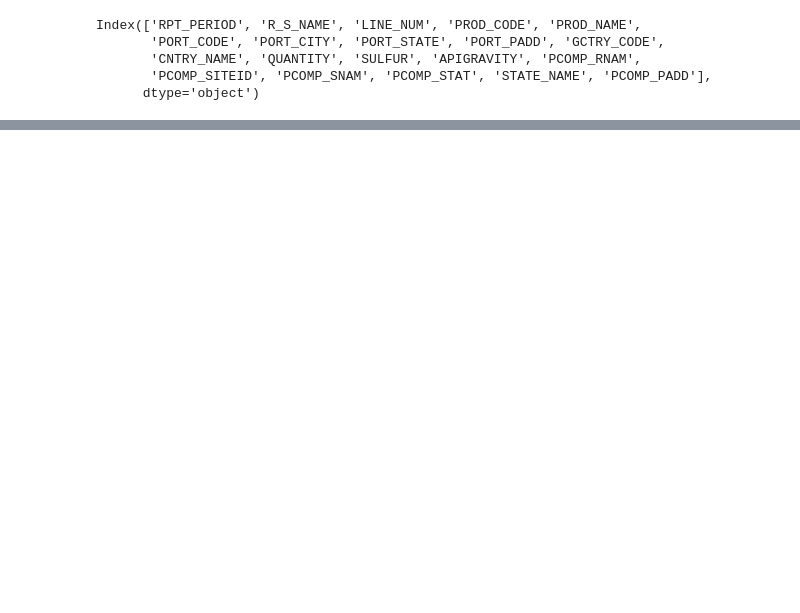
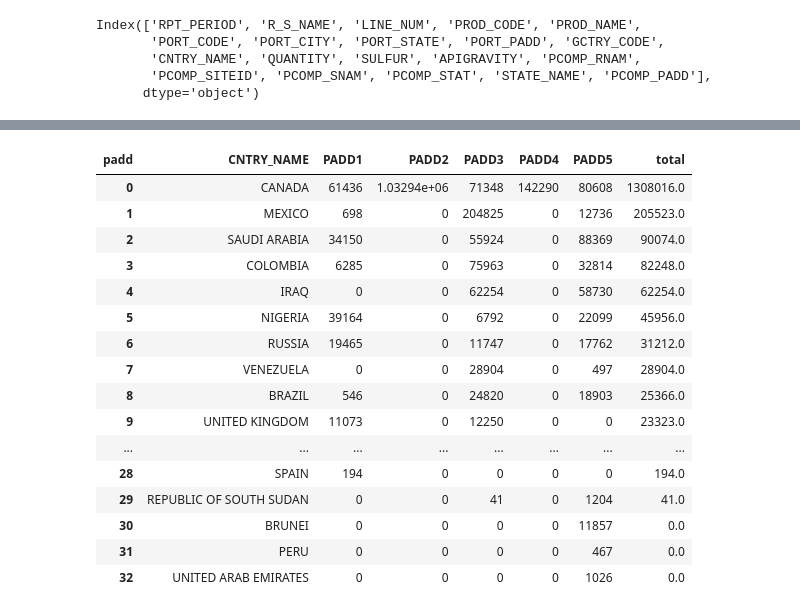
Before and after one commit to OlegRyzhkov2020/oil-project, a Jupyter notebook: export_import/US_expo_imp.ipynb, the cells around one changed output, grey strips where cells are left out. Cells and saved outputs as stored; diff of their text form; code cells hidden in the pictures; blank space fills up the shorter version.

```diff
--- a/export_import/US_expo_imp.ipynb
+++ b/export_import/US_expo_imp.ipynb
@@ -232,0 +423,11 @@ import_coy_df =
+# %%
+padd5_import=import_df[import_df["PORT_PADD"]=="PADD5"]
+padd5_import.drop("PORT_PADD", axis=1, inplace=True)
+padd5_import=padd5_import.transpose()
+padd5_import.columns=padd5_import.loc["CNTRY_NAME",:]
+padd5_import.reset_index(inplace=True)
+padd5_import.drop(0, axis=0, inplace=True)
+padd5_import.reset_index(drop=True, inplace=True)
+padd5_import.drop("index", axis=1, inplace=True)
+padd5_import.insert(0,"padd", "PADD5")
+padd5_import
@@ -232,0 +442,3 @@ import_coy_df =
+# %%
+import_2019 = pd.merge(padd1_import, padd2_import, how="outer")
+import_2019
@@ -232,0 +449,5 @@ import_coy_df =
+# %%
+import_2019 = pd.merge(import_2019, padd3_import, how="outer")
+import_2019 = pd.merge(import_2019, padd4_import, how="outer")
+import_2019 = pd.merge(import_2019, padd5_import, how="outer")
+import_2019
@@ -232,0 +462,10 @@ import_coy_df =
+# %%
+import_2019.fillna(0, inplace=True)
+# export_2019.set_index("padd", drop=True, inplace=True)
+# export_2019.drop("year", axis=1, inplace=True)
+import_2019 = import_2019.transpose()
+import_2019.columns = import_2019.loc["padd",:]
+import_2019.drop("padd", axis=0, inplace=True)
+import_2019.reset_index(inplace=True)
+import_2019.rename(columns={"index":"country"}, inplace=True)
+import_2019.head()
@@ -232,0 +479,25 @@ import_coy_df =
+# %%
+import_2019["total"]=import_2019.iloc[:, 1:5].sum(1)
+import_2019.sort_values(by="total", ascending=False, inplace=True)
+import_2019.drop(0, axis=0, inplace=True)
+import_2019.reset_index(drop=True, inplace=True)
+# ?export_2019.astype("int")
+import_2019
+# %% [output]
+| padd | CNTRY_NAME | PADD1 | PADD2 | PADD3 | PADD4 | PADD5 | total |
+| 0 | CANADA | 61436 | 1.03294e+06 | 71348 | 142290 | 80608 | 1308016.0 |
+| 1 | MEXICO | 698 | 0 | 204825 | 0 | 12736 | 205523.0 |
+| 2 | SAUDI ARABIA | 34150 | 0 | 55924 | 0 | 88369 | 90074.0 |
+| 3 | COLOMBIA | 6285 | 0 | 75963 | 0 | 32814 | 82248.0 |
+| 4 | IRAQ | 0 | 0 | 62254 | 0 | 58730 | 62254.0 |
+| 5 | NIGERIA | 39164 | 0 | 6792 | 0 | 22099 | 45956.0 |
+| 6 | RUSSIA | 19465 | 0 | 11747 | 0 | 17762 | 31212.0 |
+| 7 | VENEZUELA | 0 | 0 | 28904 | 0 | 497 | 28904.0 |
+| 8 | BRAZIL | 546 | 0 | 24820 | 0 | 18903 | 25366.0 |
+| 9 | UNITED KINGDOM | 11073 | 0 | 12250 | 0 | 0 | 23323.0 |
+| ... | ... | ... | ... | ... | ... | ... | ... |
+| 28 | SPAIN | 194 | 0 | 0 | 0 | 0 | 194.0 |
+| 29 | REPUBLIC OF SOUTH SUDAN | 0 | 0 | 41 | 0 | 1204 | 41.0 |
+| 30 | BRUNEI | 0 | 0 | 0 | 0 | 11857 | 0.0 |
+| 31 | PERU | 0 | 0 | 0 | 0 | 467 | 0.0 |
+| 32 | UNITED ARAB EMIRATES | 0 | 0 | 0 | 0 | 1026 | 0.0 |
```
Also changed, not shown: parts of 35 cells of this notebook, 3 other files.
